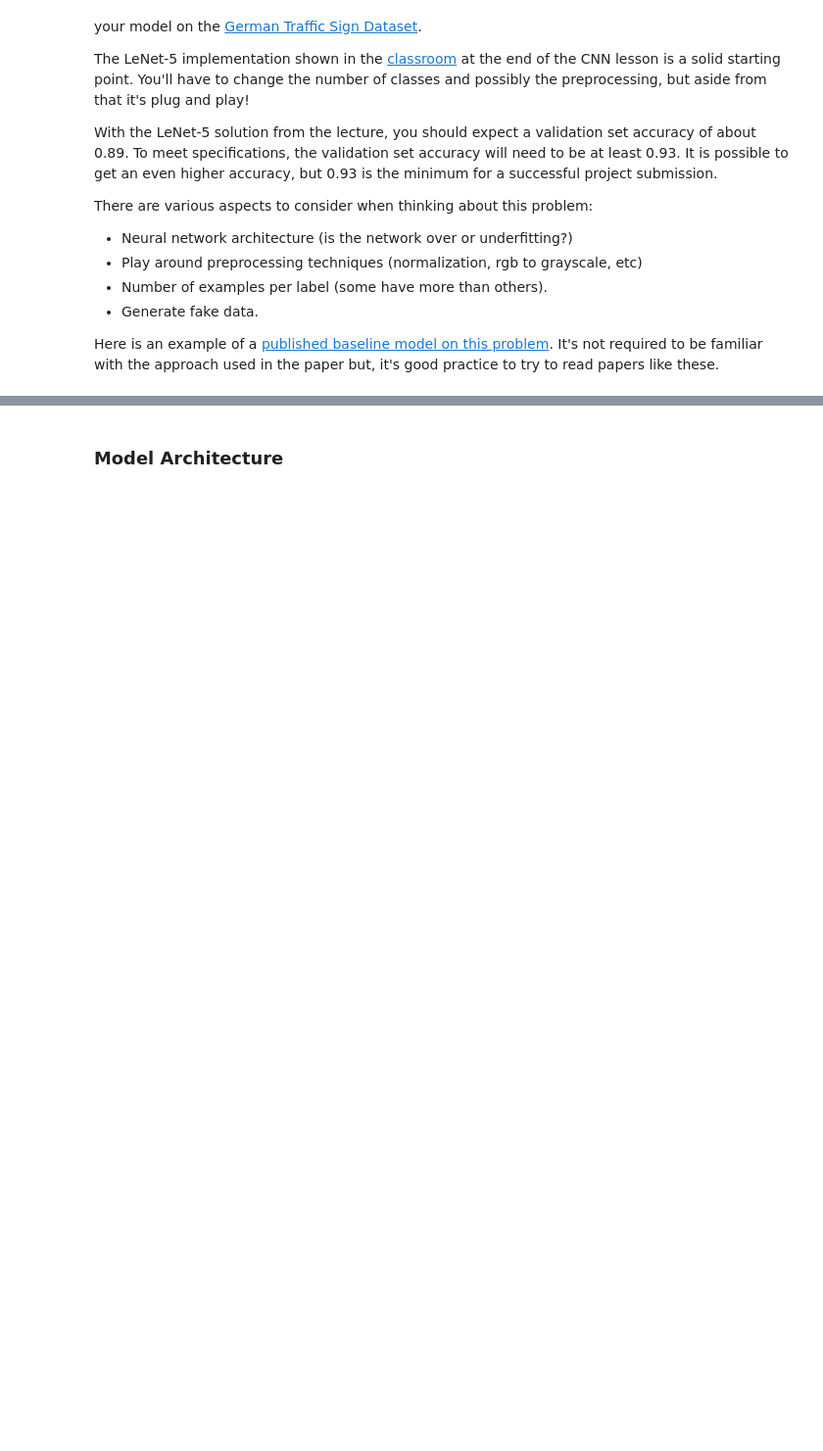
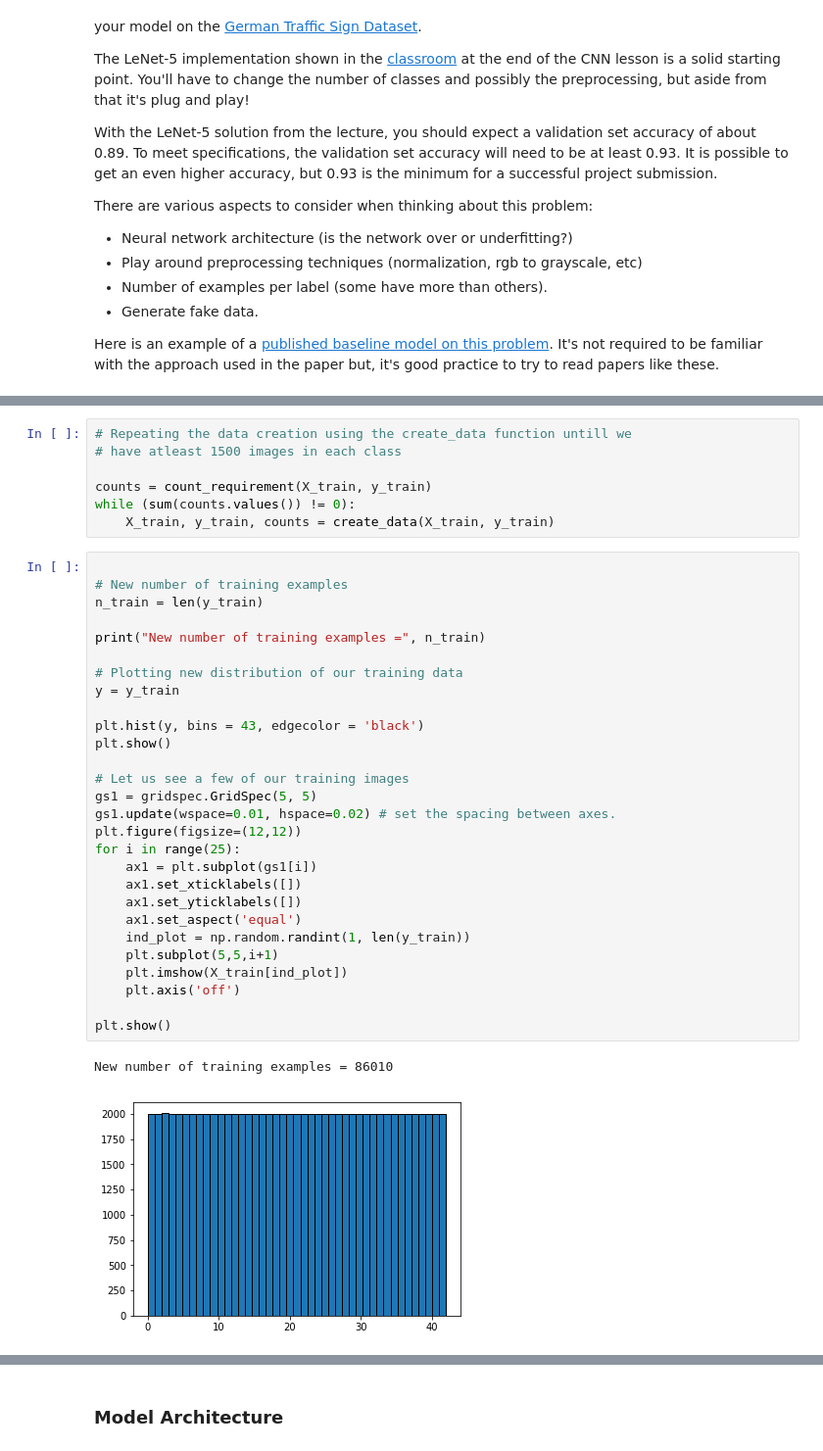
Before and after one commit to kirnh/CarND-TrafficSignClassifier-P2, a Jupyter notebook: Traffic_Sign_Classifier.ipynb, the cells around one changed output, grey strips where cells are left out. Shown at 98% size. Cells and saved outputs as stored; diff of their text form; blank space fills up the shorter version.

```diff
--- a/Traffic_Sign_Classifier.ipynb
+++ b/Traffic_Sign_Classifier.ipynb
@@ -145,0 +253,38 @@ Here is an example of a [published baseline model on this problem](http://yann.l
+# %%
+# Repeating the data creation using the create_data function untill we
+# have atleast 1500 images in each class
+
+counts = count_requirement(X_train, y_train)
+while (sum(counts.values()) != 0):
+    X_train, y_train, counts = create_data(X_train, y_train)
+# %%
+
+# New number of training examples
+n_train = len(y_train)
+
+print("New number of training examples =", n_train)
+
+# Plotting new distribution of our training data
+y = y_train
+
+plt.hist(y, bins = 43, edgecolor = 'black')
+plt.show()
+
+# Let us see a few of our training images
+gs1 = gridspec.GridSpec(5, 5)
+gs1.update(wspace=0.01, hspace=0.02) # set the spacing between axes.
+plt.figure(figsize=(12,12))
+for i in range(25):
+    ax1 = plt.subplot(gs1[i])
+    ax1.set_xticklabels([])
+    ax1.set_yticklabels([])
+    ax1.set_aspect('equal')
+    ind_plot = np.random.randint(1, len(y_train))
+    plt.subplot(5,5,i+1)
+    plt.imshow(X_train[ind_plot])
+    plt.axis('off')
+
+plt.show()
+# %% [output]
+New number of training examples = 86010
+[figure, added]
```
Also changed, not shown: parts of 32 cells of this notebook.
